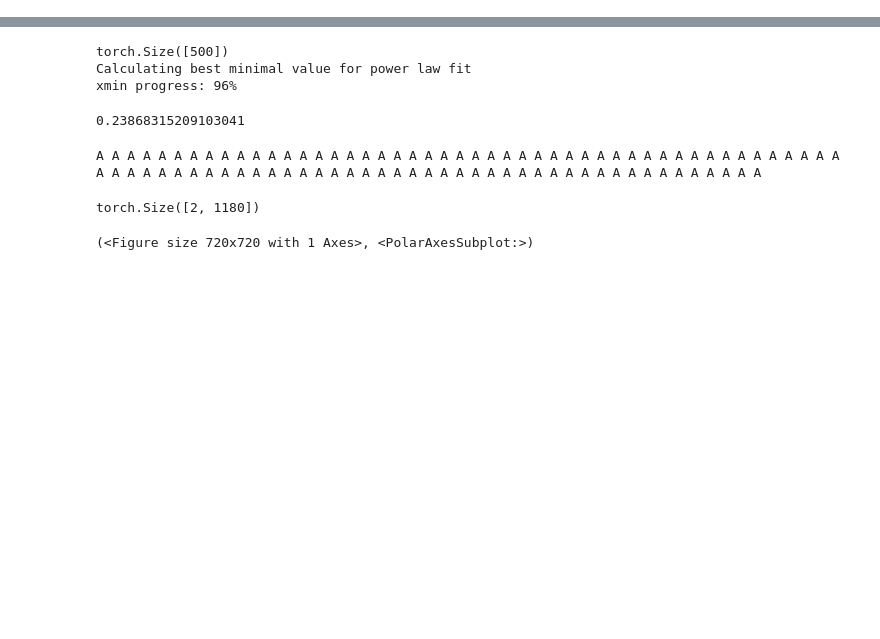
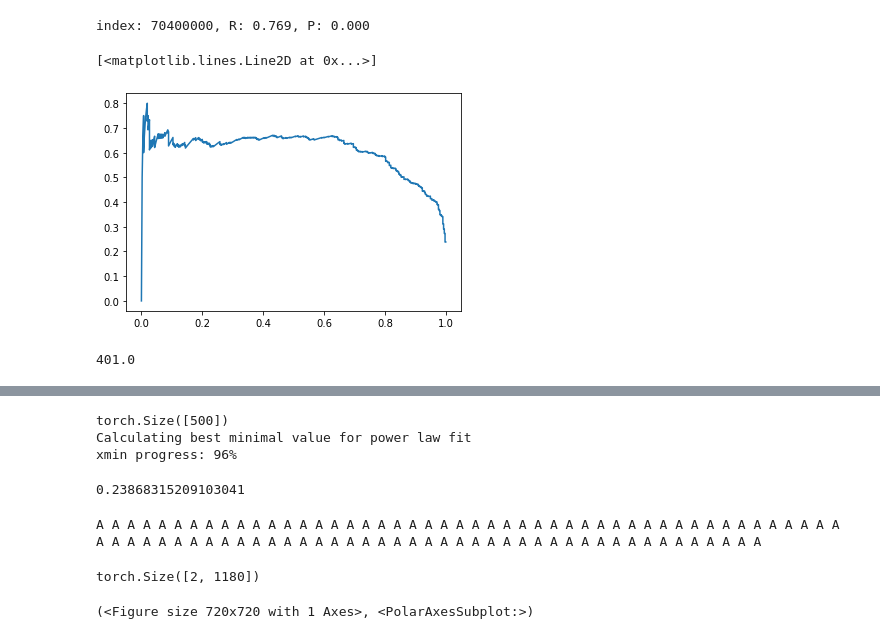
Before and after one commit to martinfama/LPGNN, a Jupyter notebook: Trees_and_pruning.ipynb, the cells around one changed output, grey strips where cells are left out. Drawn from its saved outputs; the diff is of its cells as text; code cells hidden in the pictures; blank space fills up the shorter version.

```diff
--- a/Trees_and_pruning.ipynb
+++ b/Trees_and_pruning.ipynb
@@ -49,0 +53,19 @@ PS = LPGNN.popularity_similarity.generatePSNetwork(N=500, avg_k=6, gamma=2.7, T=
+# %%
+PS = LPGNN.popularity_similarity.generatePSNetwork(N=200, avg_k=6, gamma=2.7, T=0.0, seed=100)
+PS = LPGNN.DataSetup.train_test_split(PS, test_ratio=0.7, val_ratio=0.1, neg_samples=True)
+LPGNN.distances.hyperbolic_distance_list_to_file(PS.node_polar_positions, chunk_size=100, filename='data/Distance_Lists/PS_200_6_2.7_0')
+LPGNN.LinkPrediction.sort_distance_file(filename='data/Distance_Lists/PS_200_6_2.7_0', sort_dir='asc')
+R, P = LPGNN.LinkPrediction.precision_recall_score_file(PS, filename='data/Distance_Lists/PS_200_6_2.7_0_sorted', chunk_size=100)
+# %%
+PS = LPGNN.DataSetup.train_test_split(PS, test_ratio=0.7, val_ratio=0.1, neg_samples=True)
+# %%
+PS = LPGNN.DataSetup.train_test_split(PS, test_ratio=0.7, val_ratio=0.1, neg_samples=True)
+# %%
+R, P = LPGNN.LinkPrediction.precision_recall_score_file(PS, filename='data/Distance_Lists/ASI_tree_LaBNE_sorted', chunk_size=100000, step_size=100000)
+# %% [output]
+index: 70400000, R: 0.769, P: 0.000
+# %%
+plt.plot(R, P)
+# %% [output]
+[<matplotlib.lines.Line2D at 0x...>]
+[figure, added]
@@ -49,0 +76,4 @@ PS = LPGNN.popularity_similarity.generatePSNetwork(N=500, avg_k=6, gamma=2.7, T=
+# %%
+(2000*1999/2)-1998599
+# %% [output]
+401.0
```
Also changed, not shown: parts of 16 cells of this notebook, 6 other files.
